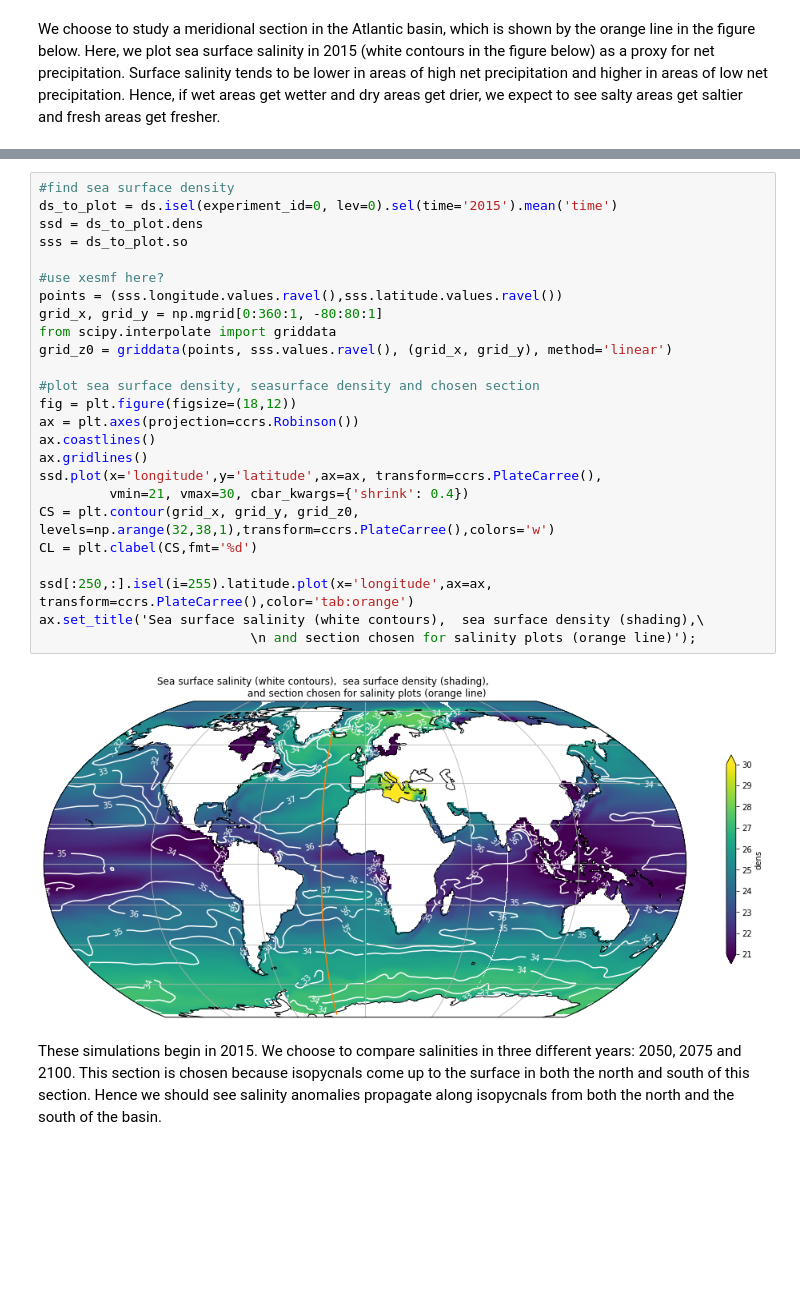
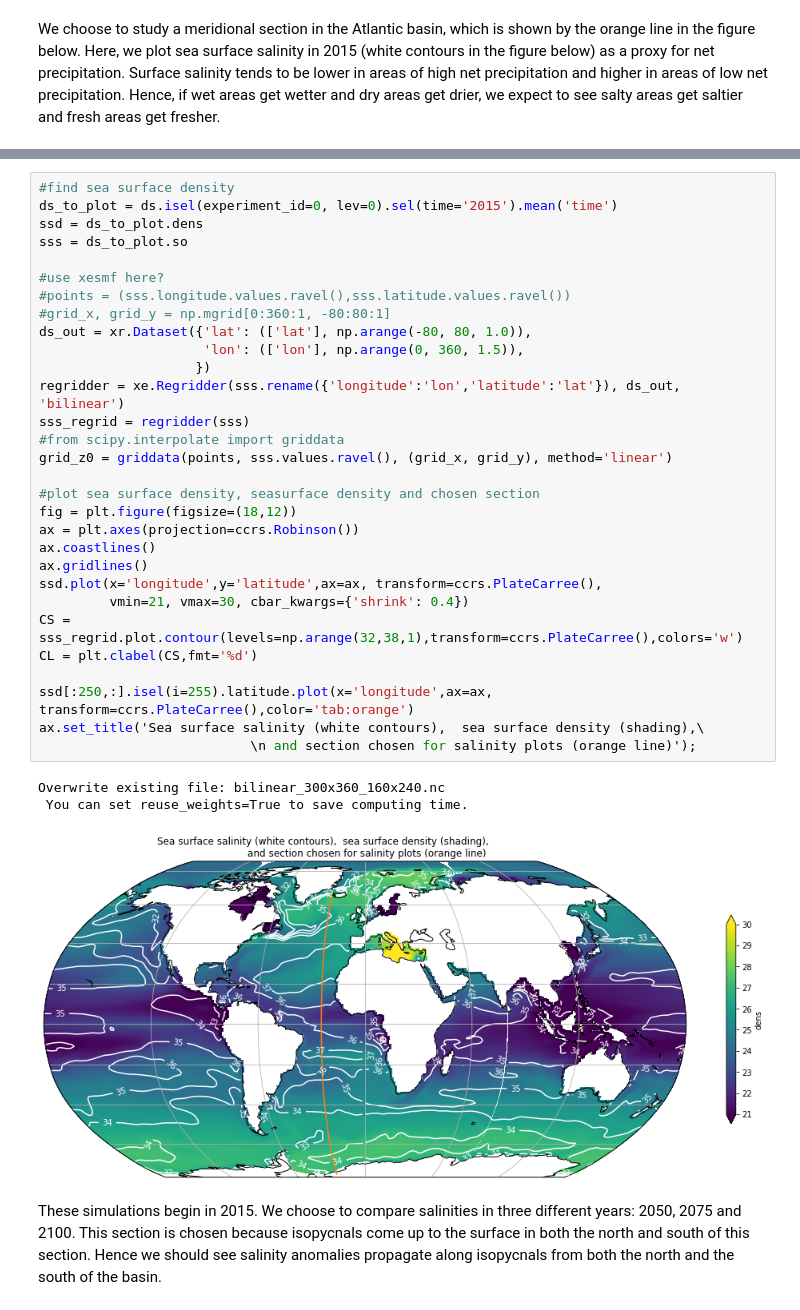
Before and after one commit to cspencerjones/vertical_regridding, a Jupyter notebook: xarrayutils_xlayers.ipynb, the cells around one changed output, grey strips where cells are left out. Drawn from its saved outputs; the diff is of its cells as text; blank space fills up the shorter version.

```diff
--- a/xarrayutils_xlayers.ipynb
+++ b/xarrayutils_xlayers.ipynb
@@ -115,30 +132,37 @@ We choose to study a meridional section in the Atlantic basin, which is shown by
 # %%
 #find sea surface density
 ds_to_plot = ds.isel(experiment_id=0, lev=0).sel(time='2015').mean('time')
 ssd = ds_to_plot.dens
 sss = ds_to_plot.so
 
 #use xesmf here?
-points = (sss.longitude.values.ravel(),sss.latitude.values.ravel())
-grid_x, grid_y = np.mgrid[0:360:1, -80:80:1]
-from scipy.interpolate import griddata
+#points = (sss.longitude.values.ravel(),sss.latitude.values.ravel())
+#grid_x, grid_y = np.mgrid[0:360:1, -80:80:1]
+ds_out = xr.Dataset({'lat': (['lat'], np.arange(-80, 80, 1.0)),
+                     'lon': (['lon'], np.arange(0, 360, 1.5)),
+                    })
+regridder = xe.Regridder(sss.rename({'longitude':'lon','latitude':'lat'}), ds_out, 'bilinear')
+sss_regrid = regridder(sss)
+#from scipy.interpolate import griddata
 grid_z0 = griddata(points, sss.values.ravel(), (grid_x, grid_y), method='linear')
 
 #plot sea surface density, seasurface density and chosen section
 fig = plt.figure(figsize=(18,12))
 ax = plt.axes(projection=ccrs.Robinson())
 ax.coastlines()
 ax.gridlines()
 ssd.plot(x='longitude',y='latitude',ax=ax, transform=ccrs.PlateCarree(),
          vmin=21, vmax=30, cbar_kwargs={'shrink': 0.4})
-CS = plt.contour(grid_x, grid_y, grid_z0, levels=np.arange(32,38,1),transform=ccrs.PlateCarree(),colors='w')
+CS = sss_regrid.plot.contour(levels=np.arange(32,38,1),transform=ccrs.PlateCarree(),colors='w')
 CL = plt.clabel(CS,fmt='%d')
 
 ssd[:250,:].isel(i=255).latitude.plot(x='longitude',ax=ax, transform=ccrs.PlateCarree(),color='tab:orange')
 ax.set_title('Sea surface salinity (white contours),  sea surface density (shading),\
                            \n and section chosen for salinity plots (orange line)');
 # %% [output]
+Overwrite existing file: bilinear_300x360_160x240.nc
+ You can set reuse_weights=True to save computing time.
-[figure, old version]
+[figure, new version]
 # %% [markdown]
 These simulations begin in 2015. We choose to compare salinities in three different years: 2050, 2075 and 2100. This section is chosen because isopycnals come up to the surface in both the north and south of this section. Hence we should see salinity anomalies propagate along isopycnals from both the north and the south of the basin.
 # %%
```
Also changed, not shown: parts of 2 cells of this notebook.
